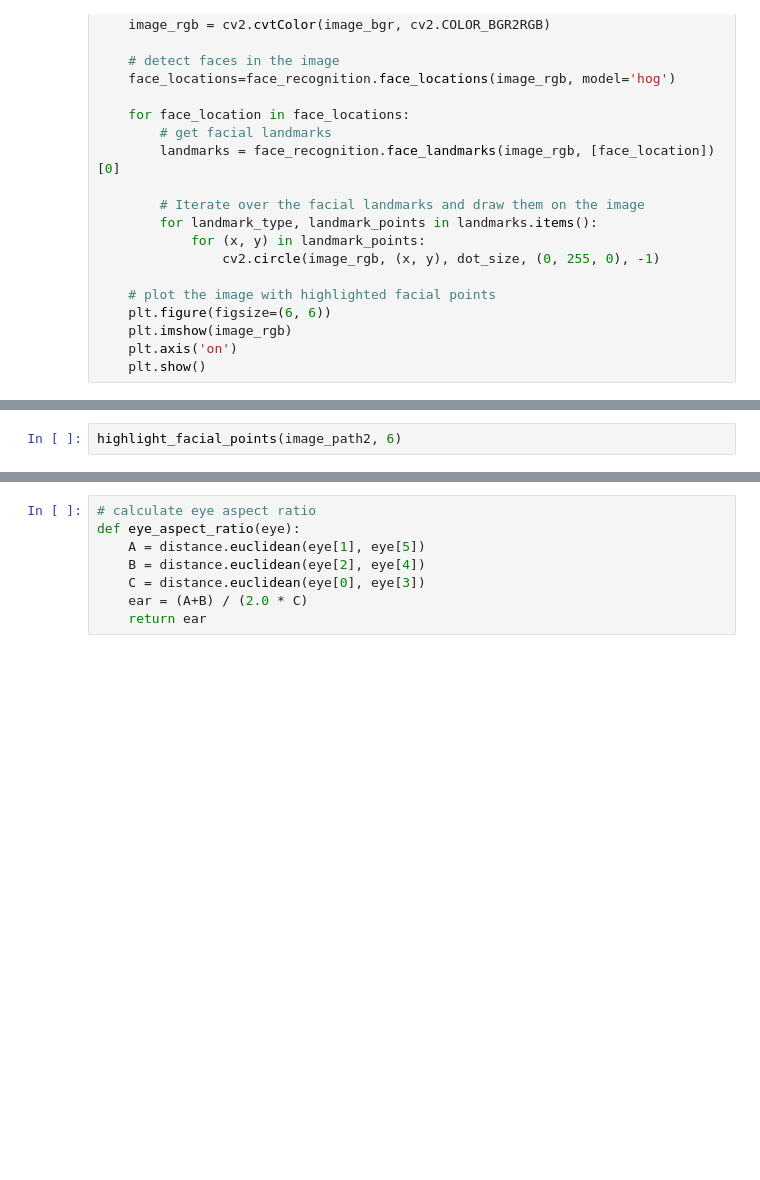
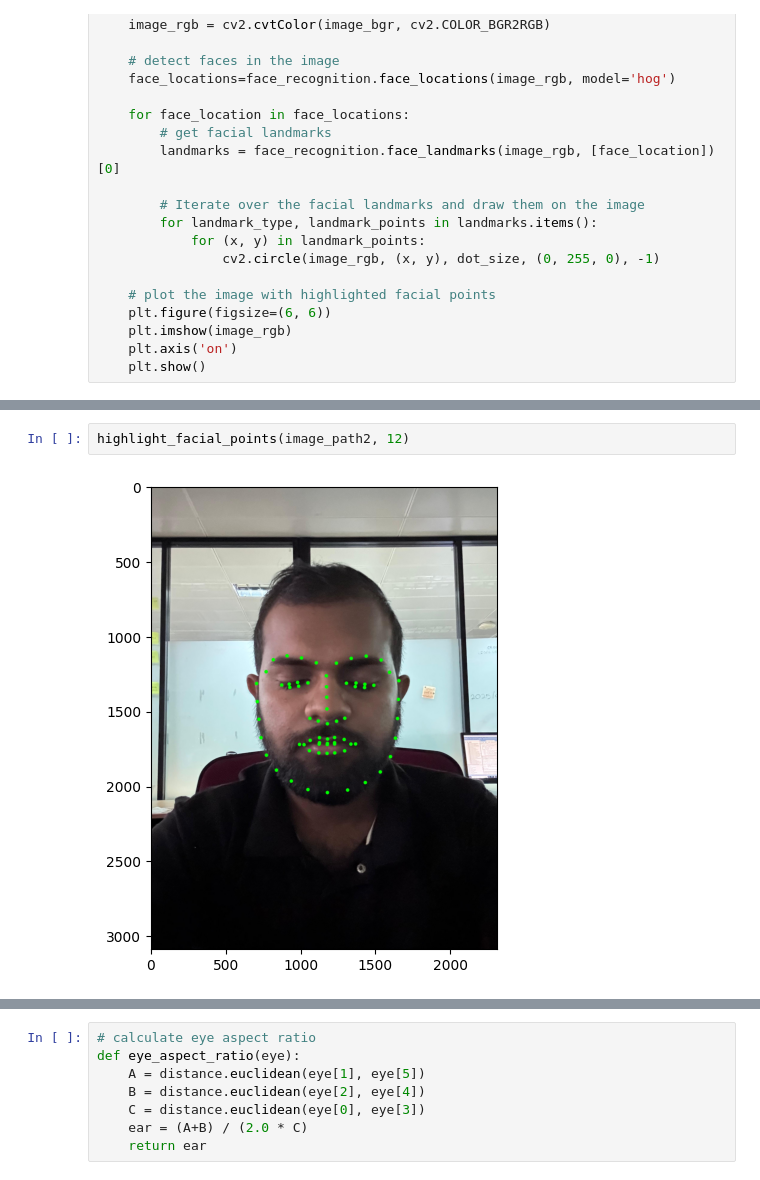
Before and after one commit to safe-driver-cluster/safe-driver-model, a Jupyter notebook: safe.ipynb, the cells around one changed output, grey strips where cells are left out. Cells and saved outputs as stored; diff of their text form; blank space fills up the shorter version.

Commit message:
update image processing pipeline to enhance landmark detection accuracy

```diff
--- a/safe.ipynb
+++ b/safe.ipynb
@@ -54,4 +56,6 @@ highlight_facial_points(image_path1, 1)
 # %%
-highlight_facial_points(image_path2, 6)
+highlight_facial_points(image_path2, 12)
+# %% [output]
+[figure, added]
 # %%
 highlight_facial_points(image_path3, 1)
```
Also changed, not shown: parts of 5 cells of this notebook.
